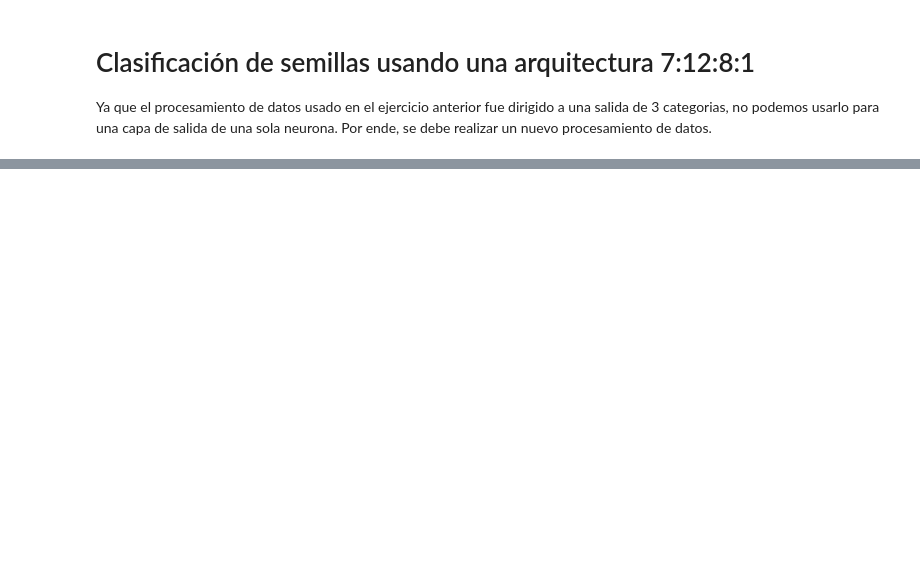
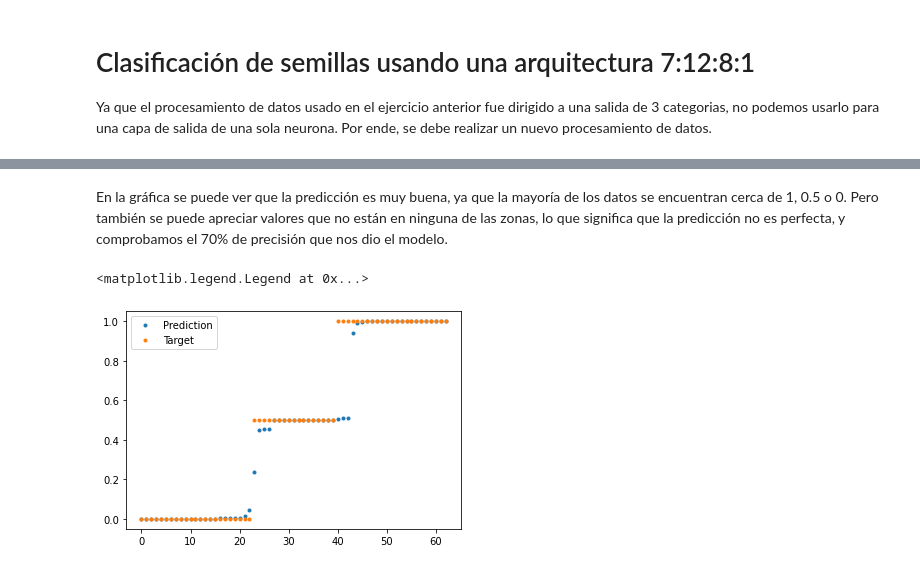
Before and after one commit to sarrietav-dev/seed_classification_neural_network, a Jupyter notebook: neural_network_keras.ipynb, the cells around one changed output, grey strips where cells are left out. Drawn from its saved outputs; the diff is of its cells as text; code cells hidden in the pictures; blank space fills up the shorter version.

```diff
--- a/neural_network_keras.ipynb
+++ b/neural_network_keras.ipynb
@@ -275,0 +304,7 @@ Ya que el procesamiento de datos usado en el ejercicio anterior fue dirigido a u
+# %%
+model = keras.Sequential([
+    keras.layers.Dense(7, activation=tf.nn.relu),
+    keras.layers.Dense(12, activation=tf.nn.relu),
+    keras.layers.Dense(8, activation=tf.nn.relu),
+    keras.layers.Dense(1, activation=tf.nn.sigmoid),
+])
@@ -275,0 +313,2 @@ Ya que el procesamiento de datos usado en el ejercicio anterior fue dirigido a u
+# %%
+model.compile(optimizer=keras.optimizers.Adam(), loss=keras.losses.MeanAbsoluteError(), metrics=["accuracy"])
@@ -275,0 +317,2 @@ Ya que el procesamiento de datos usado en el ejercicio anterior fue dirigido a u
+# %%
+history = model.fit(train, train_labels, epochs=500, batch_size=32, validation_data=(test, test_labels))
@@ -275,0 +346,6 @@ Ya que el procesamiento de datos usado en el ejercicio anterior fue dirigido a u
+# %%
+predictions = model.predict(test)
+predictions = pd.DataFrame(predictions)
+predictions.columns = ["Predictions"]
+predictions["Target"] = test_labels
+sorted_predictions = predictions.sort_values(["Predictions"])
@@ -275,0 +354,9 @@ Ya que el procesamiento de datos usado en el ejercicio anterior fue dirigido a u
+# %% [markdown]
+En la gráfica se puede ver que la predicción es muy buena, ya que la mayoría de los datos se encuentran cerca de 1, 0.5 o 0. Pero también se puede apreciar valores que no están en ninguna de las zonas, lo que significa que la predicción no es perfecta, y comprobamos el 70% de precisión que nos dio el modelo.
+# %%
+plt.plot(np.sort(sorted_predictions["Predictions"]), ".", label="Prediction")
+plt.plot(np.sort(sorted_predictions["Target"]), ".", label="Target")
+plt.legend()
+# %% [output]
+<matplotlib.legend.Legend at 0x...>
+[figure, added]
```
Also changed, not shown: parts of 31 cells of this notebook.
